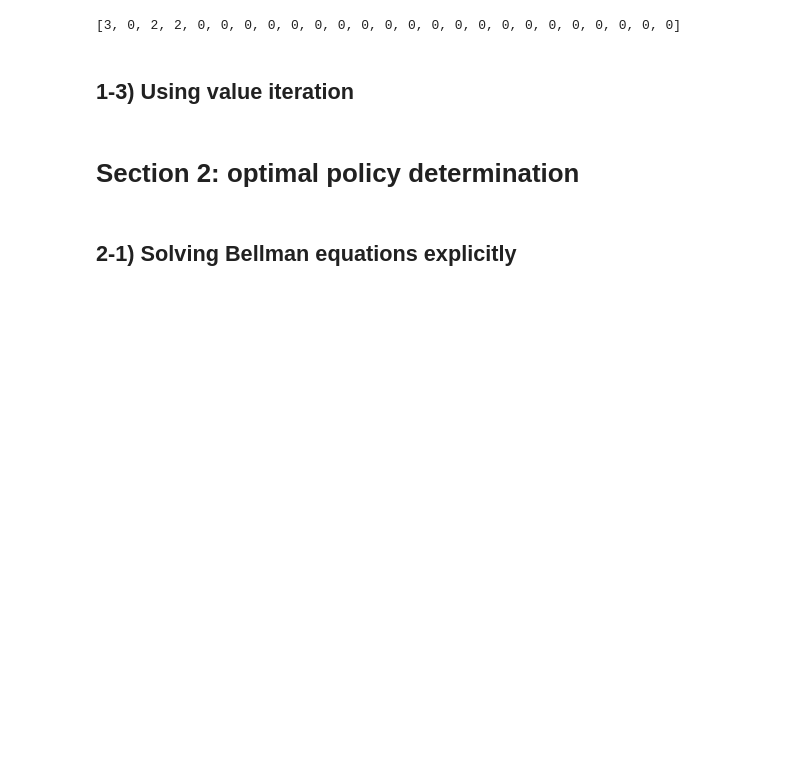
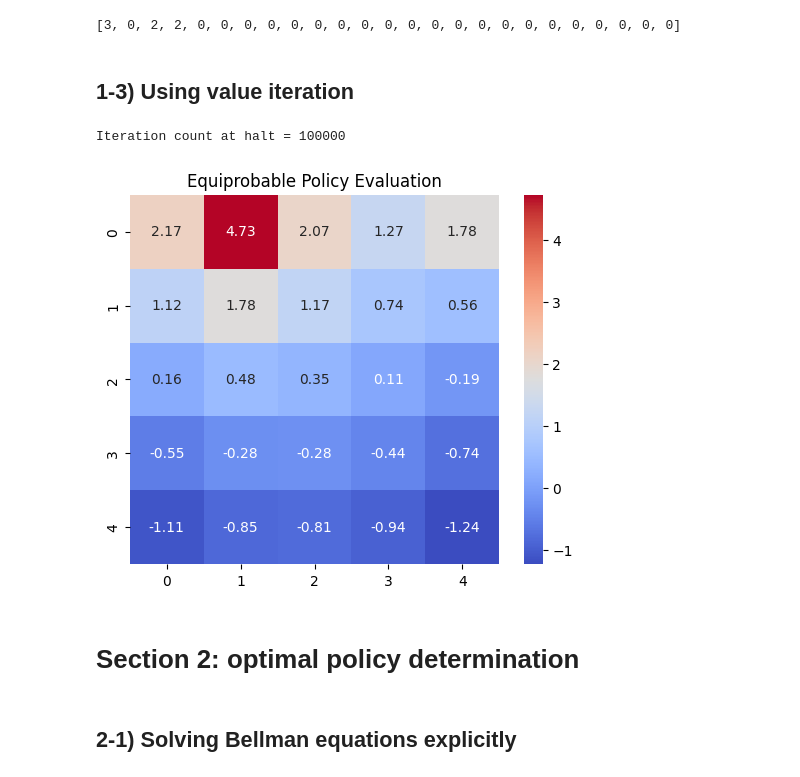
Before and after one commit to P-A-D/RL_Assignment_2, a Jupyter notebook: Runs1.ipynb, the cells around one changed output. Cells and saved outputs as stored; diff of their text form; code cells hidden in the pictures; blank space fills up the shorter version.

```diff
--- a/Runs1.ipynb
+++ b/Runs1.ipynb
@@ -29,6 +29,13 @@ Iteration count at halt = 100000
 [3, 0, 2, 2, 0, 0, 0, 0, 0, 0, 0, 0, 0, 0, 0, 0, 0, 0, 0, 0, 0, 0, 0, 0, 0]
 # %% [markdown]
 ## 1-3) Using value iteration
+# %%
+agent = EvaluatorValueIterationAgent()
+state_values = agent.calculate_value_function()
+visualize_results(state_values, title="Equiprobable Policy Evaluation")
+# %% [output]
+Iteration count at halt = 100000
+[figure, added]
 # %% [markdown]
 # Section 2: optimal policy determination
 # %% [markdown]
```
Also changed, not shown: parts of 2 cells of this notebook, 1 other file.
